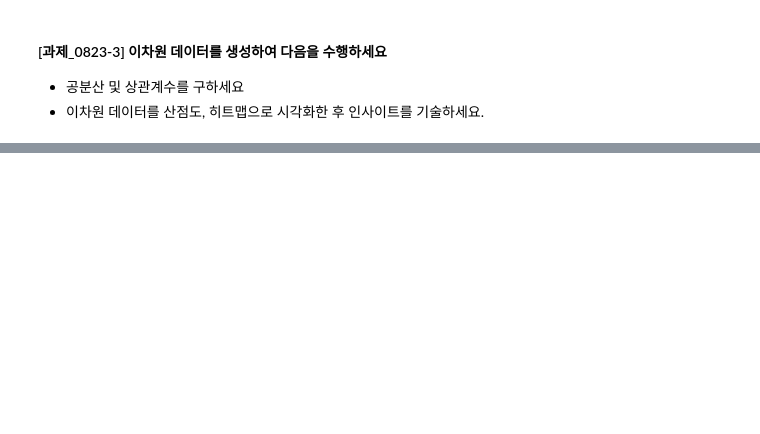
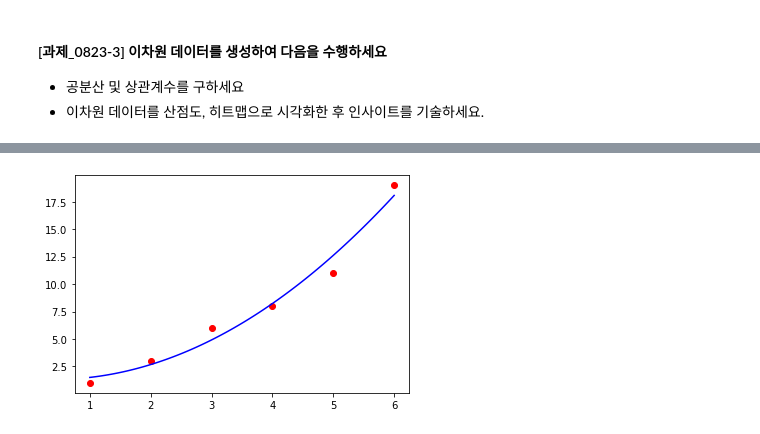
Before and after one commit to veryberry030/CAKD7, a Jupyter notebook: 수업/m3_통계/Stat_1.ipynb, the cells around one changed output, grey strips where cells are left out. Saved outputs shown, nothing was run; the diff lists cells and outputs as text; code cells hidden in the pictures; blank space fills up the shorter version.

```diff
--- a/수업/m3_통계/Stat_1.ipynb
+++ b/수업/m3_통계/Stat_1.ipynb
@@ -920,0 +1018,10 @@ plt.show()
+# %%
+poly = np.polyfit(x, y, 2)
+x_line = np.linspace(1,6,100)#곡선을 완만하게그리기위한 linspace 객체 선언
+y_pred = x_line**2*poly[0]+x_line*poly[1]+poly[2] #0.53571429x^2 + 0.43571429x + 1.4
+
+plt.plot(x_line, y_pred, color='b')
+plt.scatter(x,y,color='r')
+plt.show()
+# %% [output]
+[figure, added]
```
Also changed, not shown: parts of 55 cells of this notebook, 2 other files.
